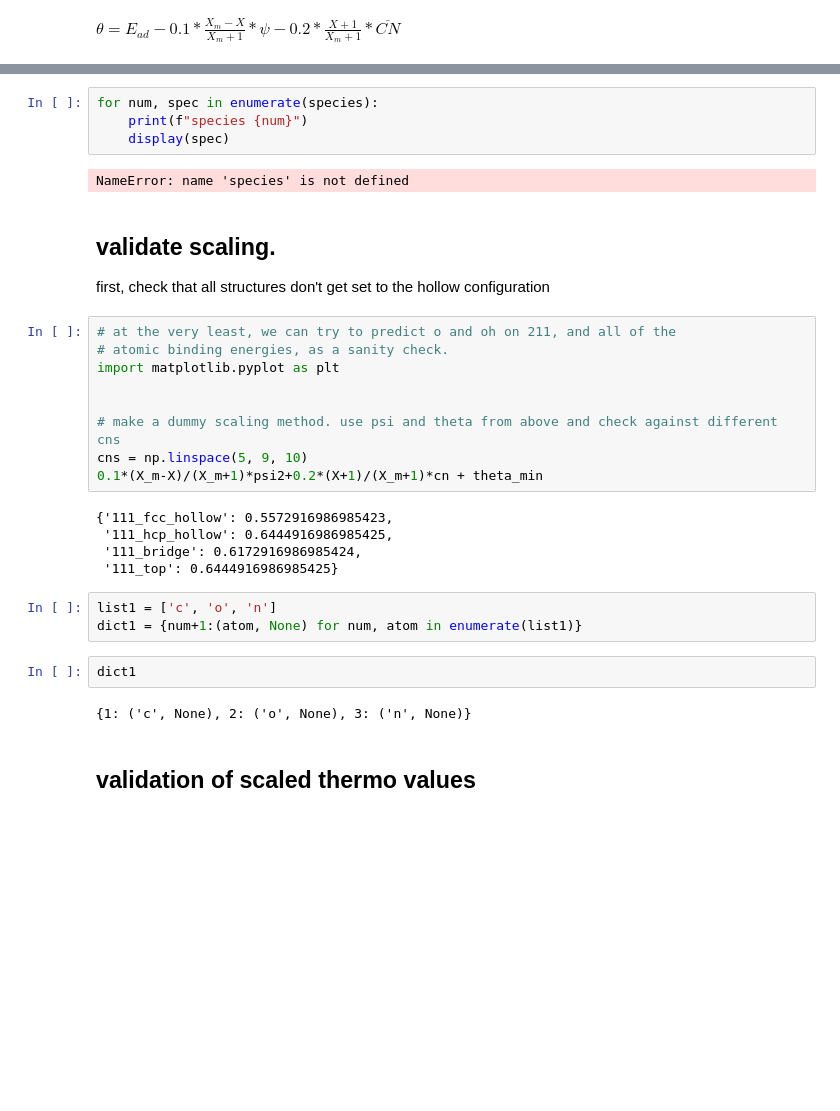
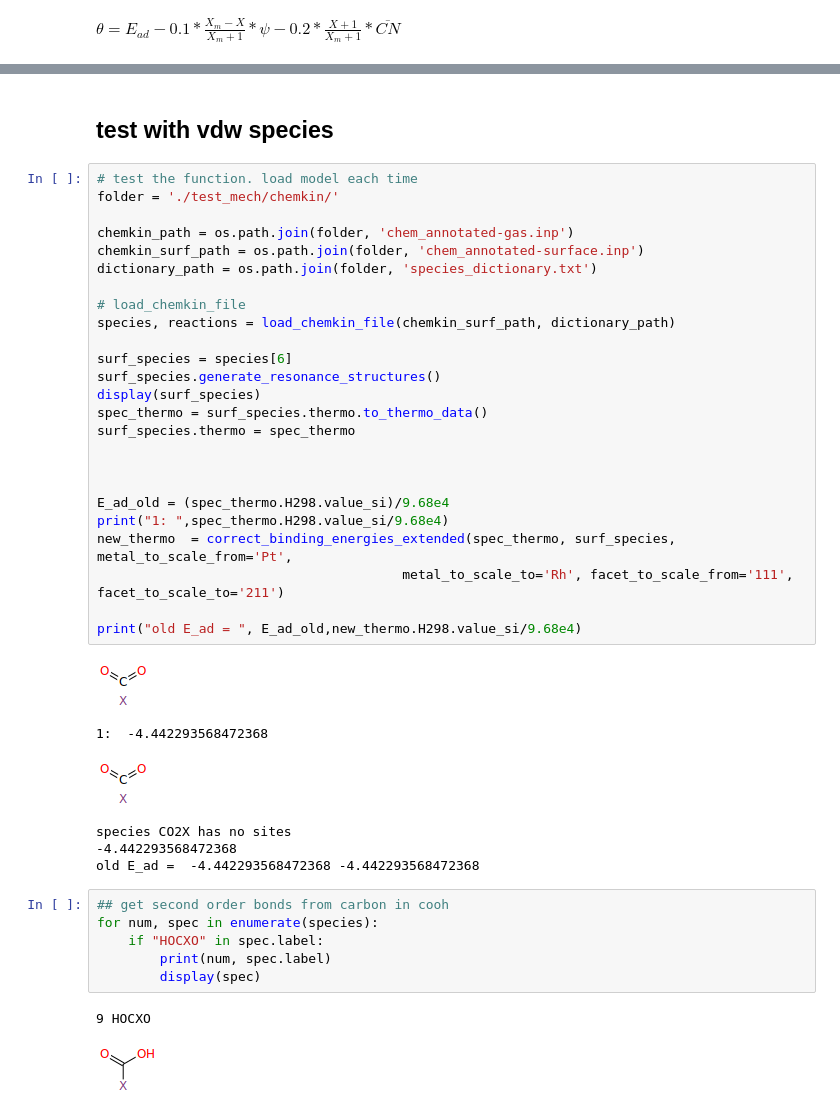
Before and after one commit to ChrisBNEU/thesis_work, a Jupyter notebook: rmg_modification/testing_rmg.ipynb, the cells around one changed output, grey strips where cells are left out. Drawn from its saved outputs; the diff is of its cells as text; blank space fills up the shorter version.

```diff
--- a/rmg_modification/testing_rmg.ipynb
+++ b/rmg_modification/testing_rmg.ipynb
@@ -213,32 +322,43 @@ minimum theta is not the correct site. we should probably just go based off of b
+# %% [markdown]
+## test with vdw species
+# %%
+# test the function. load model each time
+folder = './test_mech/chemkin/'
+
+chemkin_path = os.path.join(folder, 'chem_annotated-gas.inp')
+chemkin_surf_path = os.path.join(folder, 'chem_annotated-surface.inp')
+dictionary_path = os.path.join(folder, 'species_dictionary.txt')
+
+# load_chemkin_file
+species, reactions = load_chemkin_file(chemkin_surf_path, dictionary_path)
+
+surf_species = species[6]
+surf_species.generate_resonance_structures()
+display(surf_species)
+spec_thermo = surf_species.thermo.to_thermo_data()
+surf_species.thermo = spec_thermo
+
+
+
+E_ad_old = (spec_thermo.H298.value_si)/9.68e4
+print("1: ",spec_thermo.H298.value_si/9.68e4)
+new_thermo  = correct_binding_energies_extended(spec_thermo, surf_species, metal_to_scale_from='Pt',
+                                       metal_to_scale_to='Rh', facet_to_scale_from='111', facet_to_scale_to='211')
+
+print("old E_ad = ", E_ad_old,new_thermo.H298.value_si/9.68e4)
+# %% [output]
+[figure, added]
+1:  -4.442293568472368
+[figure, added]
+species CO2X has no sites
+-4.442293568472368
+old E_ad =  -4.442293568472368 -4.442293568472368
 # %%
+## get second order bonds from carbon in cooh
 for num, spec in enumerate(species):
-    print(f"species {num}")
-    display(spec)
+    if "HOCXO" in spec.label:
+        print(num, spec.label)
+        display(spec)
 # %% [output]
-NameError: name 'species' is not defined
+9 HOCXO
+[figure, added]
-# %% [markdown]
-## validate scaling.
-first, check that all structures don't get set to the hollow configuration
-# %%
-# at the very least, we can try to predict o and oh on 211, and all of the
-# atomic binding energies, as a sanity check.
-import matplotlib.pyplot as plt
-
-
-# make a dummy scaling method. use psi and theta from above and check against different cns
-cns = np.linspace(5, 9, 10)
-0.1*(X_m-X)/(X_m+1)*psi2+0.2*(X+1)/(X_m+1)*cn + theta_min
-# %% [output]
-{'111_fcc_hollow': 0.5572916986985423,
- '111_hcp_hollow': 0.6444916986985425,
- '111_bridge': 0.6172916986985424,
- '111_top': 0.6444916986985425}
-# %%
-list1 = ['c', 'o', 'n']
-dict1 = {num+1:(atom, None) for num, atom in enumerate(list1)}
-# %%
-dict1
-# %% [output]
-{1: ('c', None), 2: ('o', None), 3: ('n', None)}
-# %% [markdown]
-## validation of scaled thermo values
```
Also changed, not shown: parts of 27 cells of this notebook, 23 other files.
